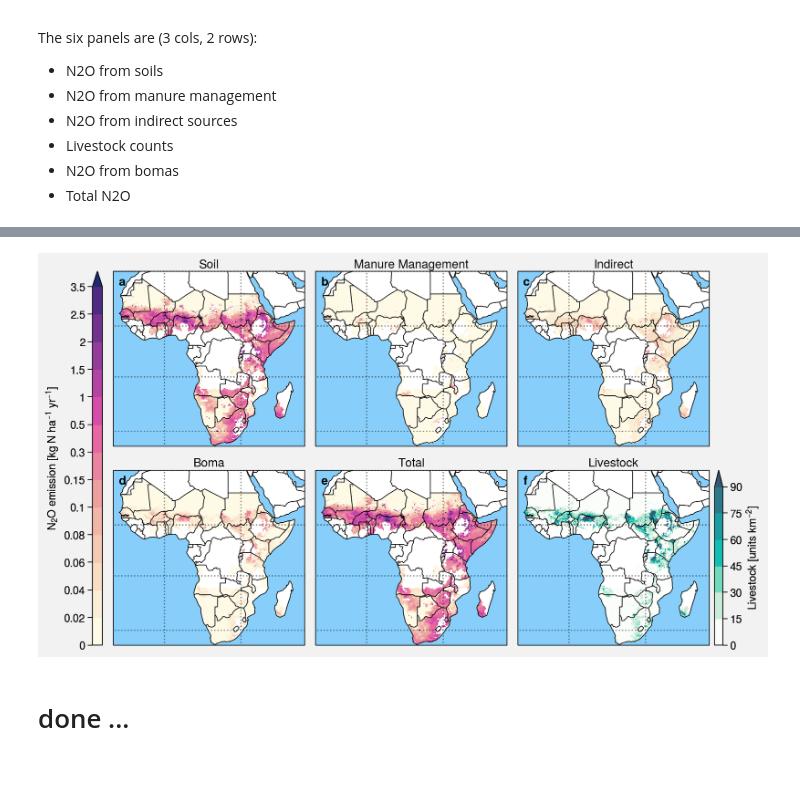
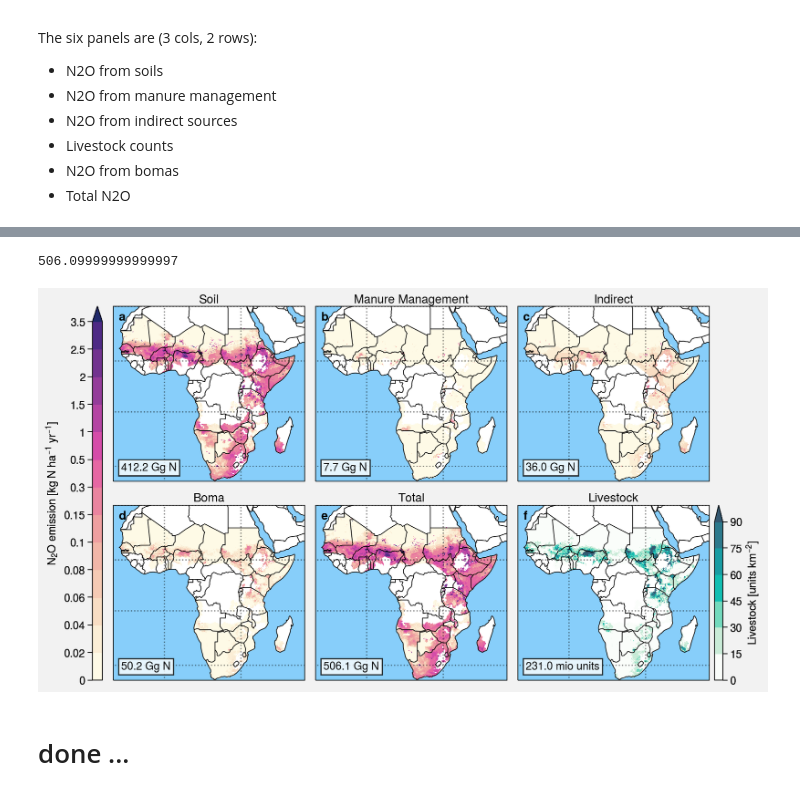
Before and after one commit to cwerner/edgar5-analysis-africa, a Jupyter notebook: plotting.ipynb, the cells around one changed output, grey strips where cells are left out. Drawn from its saved outputs; the diff is of its cells as text; code cells hidden in the pictures.

```diff
--- a/plotting.ipynb
+++ b/plotting.ipynb
@@ -26,3 +74,7 @@ ds["total_abschange"] = ds.total_boma - ds.total
+# %%
+412.2 + 7.7 + 36 + 50.2
+# %% [output]
+506.09999999999997
 # %%
 colors = 'sunset'
 colors_ls = 'marine' #'Purples' #'RdPu'
@@ -44,34 +96,46 @@ for i, var in enumerate(['soil', 'manure', 'indirect', 'booma', 'total_boma']):
         vmin=0, vmax=VMAX, levels=LEVELS,
         extend='max',
         linewidth=0.7, #color='gray7'
     )
+    # label
+    total_value = f"{sums[var]} Gg N"
+    text_box = AnchoredText(total_value, frameon=True, loc=3, pad=0.25)
+    plt.setp(text_box.patch, facecolor='white', alpha=0.8)
+    axs[i].add_artist(text_box)
+
 
 # livestock units
 axs[-1].pcolormesh(
     ds.livestock.where(ds.livestock >- 1),
     cmap=colors_ls,
     colorbar='r',
     linewidth=0.7,
     cmap_kw={'right': 0.8},
     colorbar_kw={'label': 'Livestock [units km$^{-2}$]', 'width': '0.75em'},
     vmin=0, vmax=90, levels=[0, 15, 30, 45, 60, 75, 90],
     extend='max',
 )
+# label
+total_value = f"{sums['livestock']} mio units"
+text_box = AnchoredText(total_value, frameon=True, loc=3, pad=0.25)
+plt.setp(text_box.patch, facecolor='white', alpha=0.8)
+axs[-1].add_artist(text_box)
+
 
 labels = ["Soil", "Manure Management", "Indirect", "Boma", "Total", "Livestock"]
 for i in range(6):
     axs[i].format(
         title=labels[i],
         lonlim=(-20, 55), latlim=(-35, 30),
         borders=True,
         coast=True,
         ocean=True,
         oceancolor='lightskyblue',
         #facecolor='whitesmoke'
     )
 f.colorbar(m, loc='l', label='N$_2$O emission [kg N ha$^{-1}$ yr$^{-1}$]', width='0.9em');
 # %% [output]
-[figure, old version]
+[figure, new version]
 # %%
 f.savefig("panelplot.png", dpi=400, facecolor='w')
 # %% [markdown]
```
Also changed, not shown: parts of 6 cells of this notebook, 1 other file.
